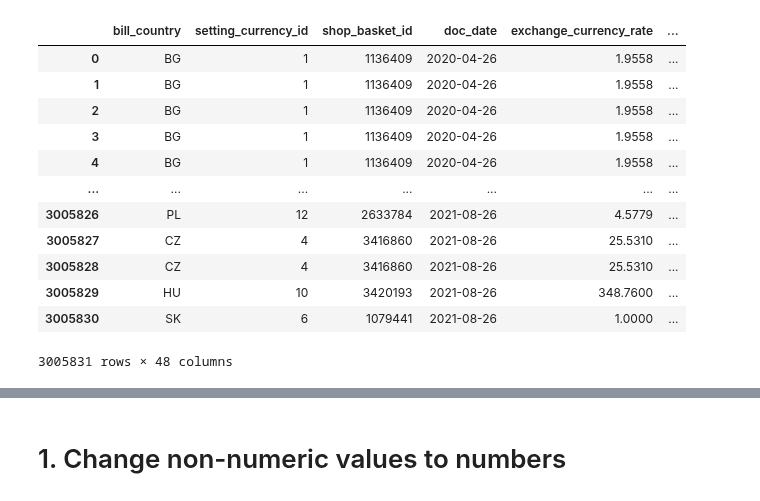
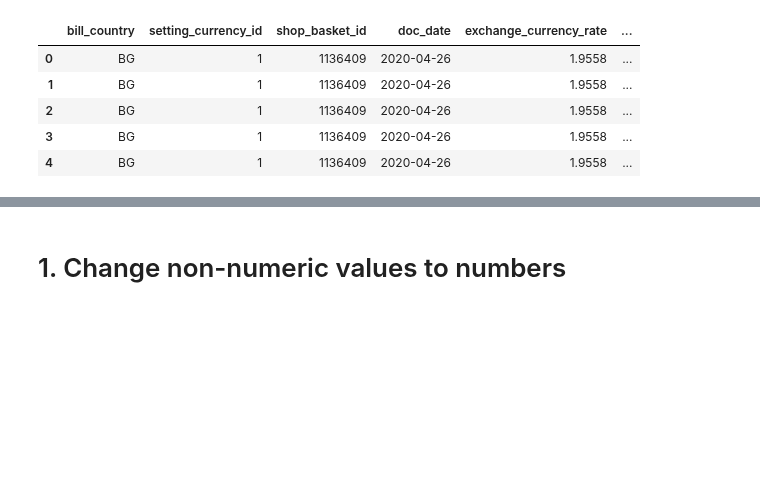
Before and after one commit to xSchon/BP, a Jupyter notebook: Preprocessing.ipynb, the cells around one changed output, grey strips where cells are left out. Drawn from its saved outputs; the diff is of its cells as text; code cells hidden in the pictures; blank space fills up the shorter version.

```diff
--- a/Preprocessing.ipynb
+++ b/Preprocessing.ipynb
@@ -11,21 +11,14 @@ pd.set_option('display.max_columns', 60)
 # %%
 data =  pd.read_csv(DATA_PATH, sep=',', parse_dates=['doc_date'], low_memory=False)
 # %%
-data
+data.head(5)
 # %% [output]
 |  | bill_country | setting_currency_id | shop_basket_id | doc_date | exchange_currency_rate | ... |
 | 0 | BG | 1 | 1136409 | 2020-04-26 | 1.9558 | ... |
 | 1 | BG | 1 | 1136409 | 2020-04-26 | 1.9558 | ... |
 | 2 | BG | 1 | 1136409 | 2020-04-26 | 1.9558 | ... |
 | 3 | BG | 1 | 1136409 | 2020-04-26 | 1.9558 | ... |
 | 4 | BG | 1 | 1136409 | 2020-04-26 | 1.9558 | ... |
-| ... | ... | ... | ... | ... | ... | ... |
-| 3005826 | PL | 12 | 2633784 | 2021-08-26 | 4.5779 | ... |
-| 3005827 | CZ | 4 | 3416860 | 2021-08-26 | 25.5310 | ... |
-| 3005828 | CZ | 4 | 3416860 | 2021-08-26 | 25.5310 | ... |
-| 3005829 | HU | 10 | 3420193 | 2021-08-26 | 348.7600 | ... |
-| 3005830 | SK | 6 | 1079441 | 2021-08-26 | 1.0000 | ... |
-3005831 rows × 48 columns
 # %%
 data.isna().sum()
 # %% [output]
```
Also changed, not shown: parts of 20 cells of this notebook.
